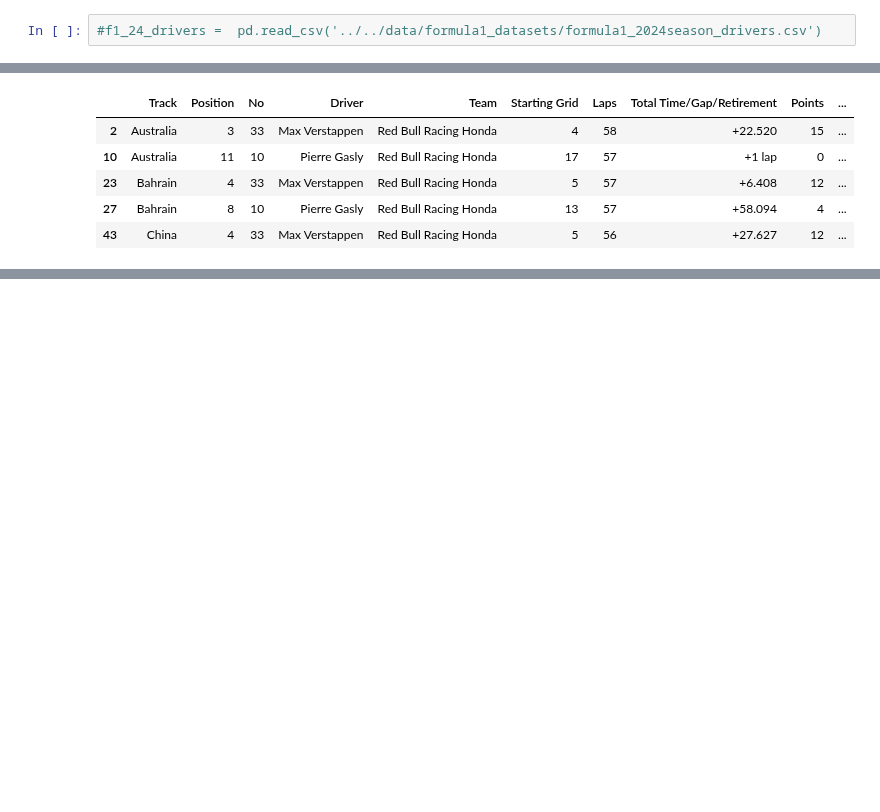
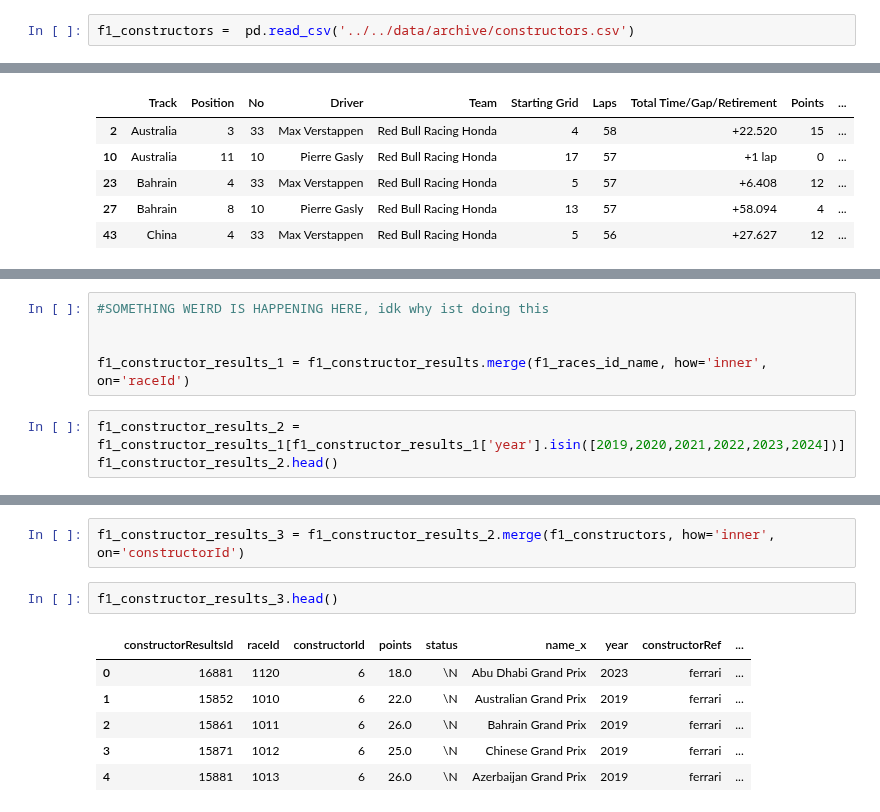
Before and after one commit to GeorgeToma99/f1_capstone_da12_georgetoma, a Jupyter notebook: notebooks/python/f1_explore.ipynb, the cells around one changed output, grey strips where cells are left out. Saved outputs shown, nothing was run; the diff lists cells and outputs as text; blank space fills up the shorter version.

```diff
--- a/notebooks/python/f1_explore.ipynb
+++ b/notebooks/python/f1_explore.ipynb
@@ -26,6 +26,6 @@ f1_23_drivers =  pd.read_csv('../../data/formula1_datasets/formula1_2023season_d
 # %%
 f1_24_race_results =  pd.read_csv('../../data/formula1_datasets/formula1_2024season_raceresults.csv')
 # %%
-#f1_24_drivers =  pd.read_csv('../../data/formula1_datasets/formula1_2024season_drivers.csv')
+f1_constructors =  pd.read_csv('../../data/archive/constructors.csv')
 # %%
 f1_qualy =  pd.read_csv('../../data/archive/qualifying.csv')
@@ -391,0 +374,8 @@ f1_constructor_standings.head()
+# %%
+#SOMETHING WEIRD IS HAPPENING HERE, idk why ist doing this
+
+
+f1_constructor_results_1 = f1_constructor_results.merge(f1_races_id_name, how='inner', on='raceId')
+# %%
+f1_constructor_results_2 = f1_constructor_results_1[f1_constructor_results_1['year'].isin([2019,2020,2021,2022,2023,2024])]
+f1_constructor_results_2.head()
@@ -391,0 +389,11 @@ f1_constructor_standings.head()
+# %%
+f1_constructor_results_3 = f1_constructor_results_2.merge(f1_constructors, how='inner', on='constructorId')
+# %%
+f1_constructor_results_3.head()
+# %% [output]
+|  | constructorResultsId | raceId | constructorId | points | status | name_x | year | constructorRef | ... |
+| 0 | 16881 | 1120 | 6 | 18.0 | \N | Abu Dhabi Grand Prix | 2023 | ferrari | ... |
+| 1 | 15852 | 1010 | 6 | 22.0 | \N | Australian Grand Prix | 2019 | ferrari | ... |
+| 2 | 15861 | 1011 | 6 | 26.0 | \N | Bahrain Grand Prix | 2019 | ferrari | ... |
+| 3 | 15871 | 1012 | 6 | 25.0 | \N | Chinese Grand Prix | 2019 | ferrari | ... |
+| 4 | 15881 | 1013 | 6 | 26.0 | \N | Azerbaijan Grand Prix | 2019 | ferrari | ... |
```
Also changed, not shown: parts of 49 cells of this notebook.
